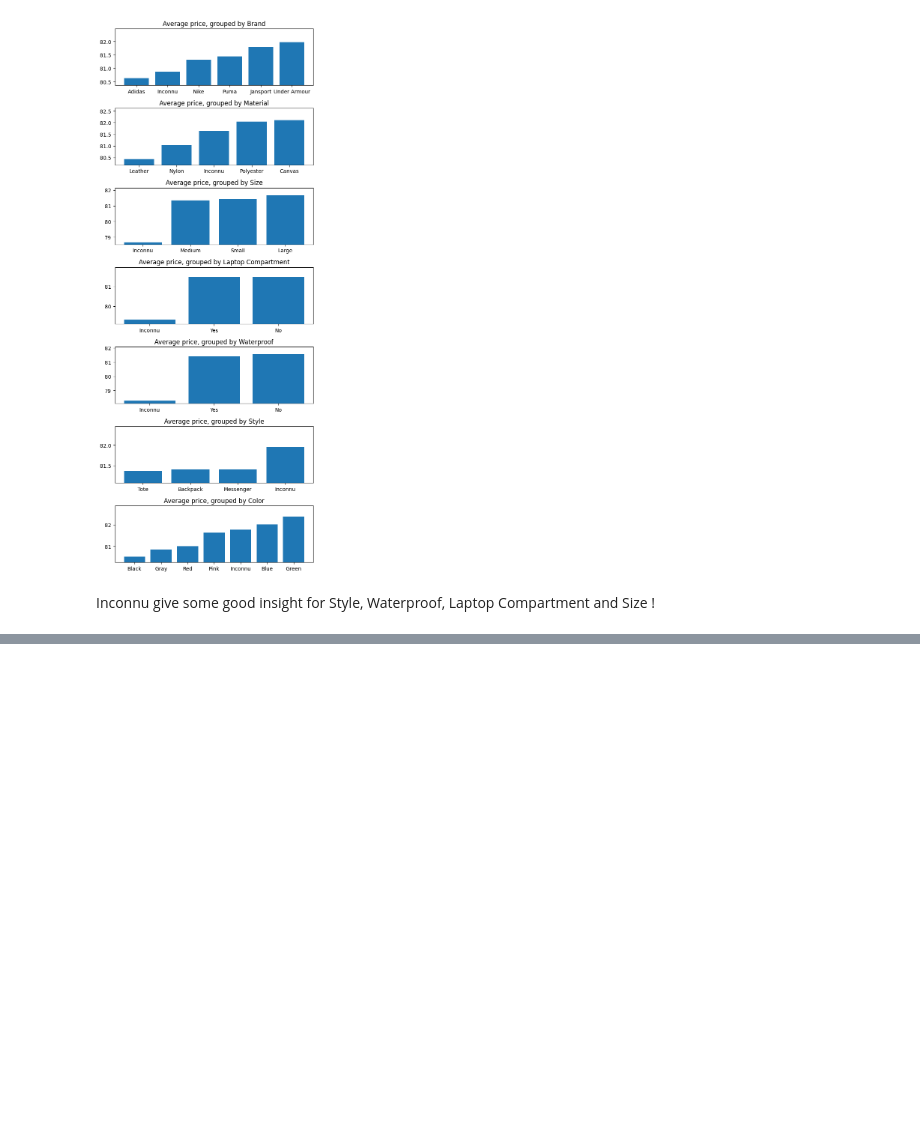
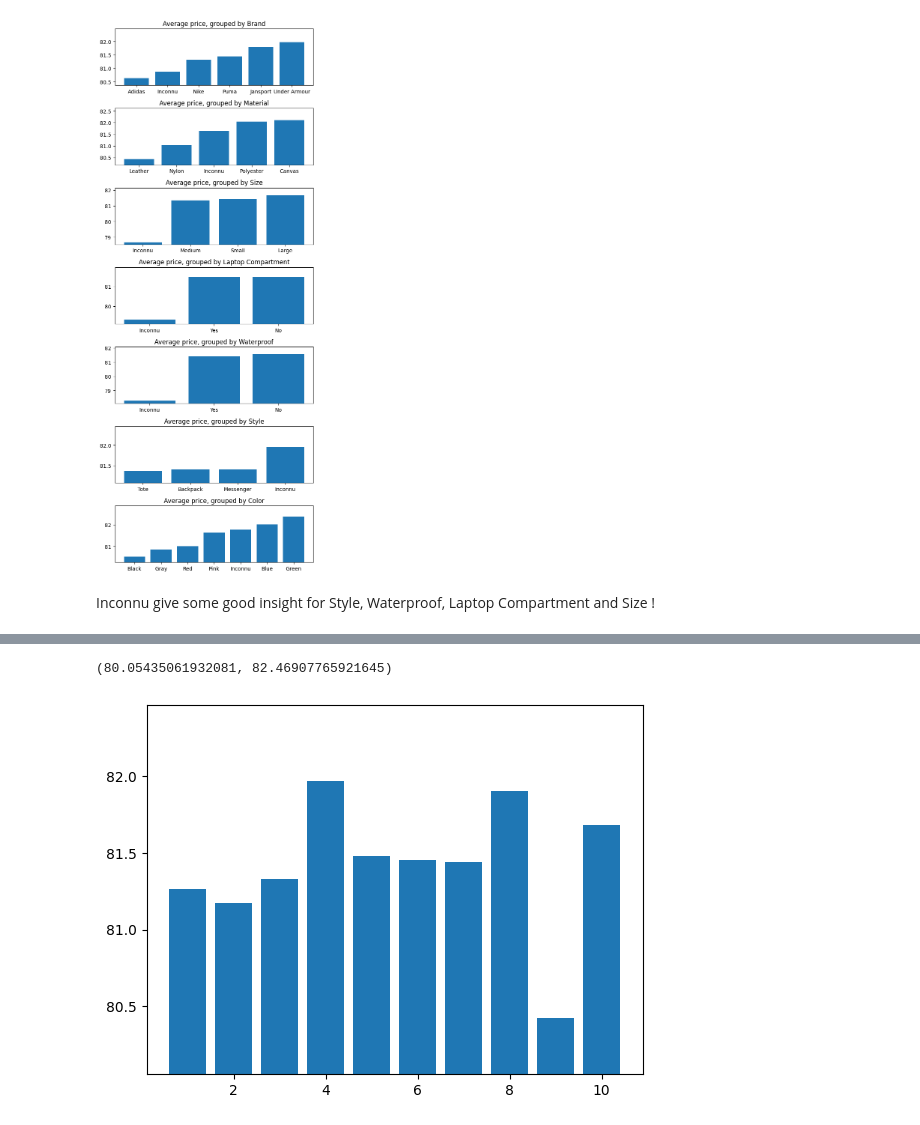
Before and after one commit to bparent11/kaggle-S5E2, a Jupyter notebook: work.ipynb, the cells around one changed output, grey strips where cells are left out. Drawn from its saved outputs; the diff is of its cells as text; code cells hidden in the pictures; blank space fills up the shorter version.

```diff
--- a/work.ipynb
+++ b/work.ipynb
@@ -139,0 +146,3 @@ Inconnu give some good insight for Style, Waterproof, Laptop Compartment and Siz
+# %%
+gb = train.groupby('Compartments')['Price'].mean().to_frame()
+gb
@@ -139,0 +162,7 @@ Inconnu give some good insight for Style, Waterproof, Laptop Compartment and Siz
+# %%
+plt.bar(x=gb.index, height=gb['Price'])
+low, high = gb['Price'].quantile([0.02, 1])
+plt.ylim((low - 0.5, high + 0.5))
+# %% [output]
+(80.05435061932081, 82.46907765921645)
+[figure, added]
```
Also changed, not shown: parts of 12 cells of this notebook.
